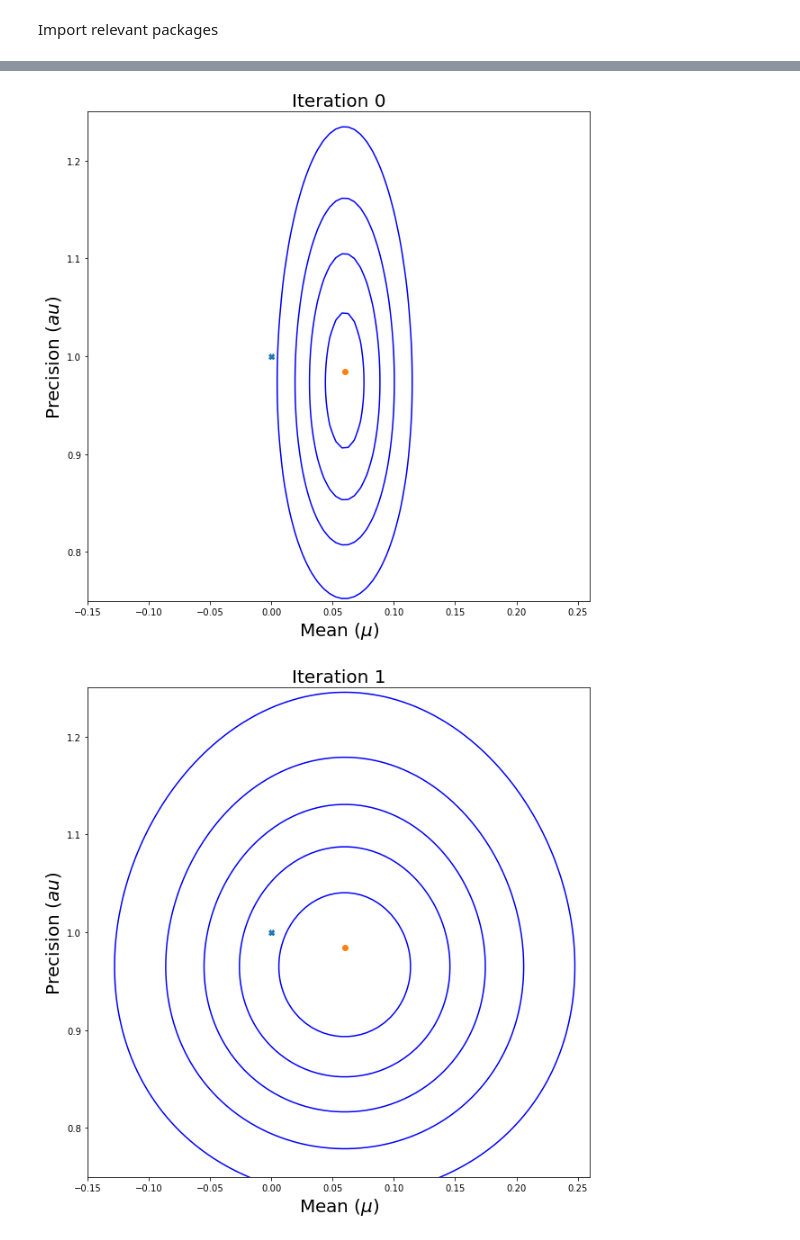
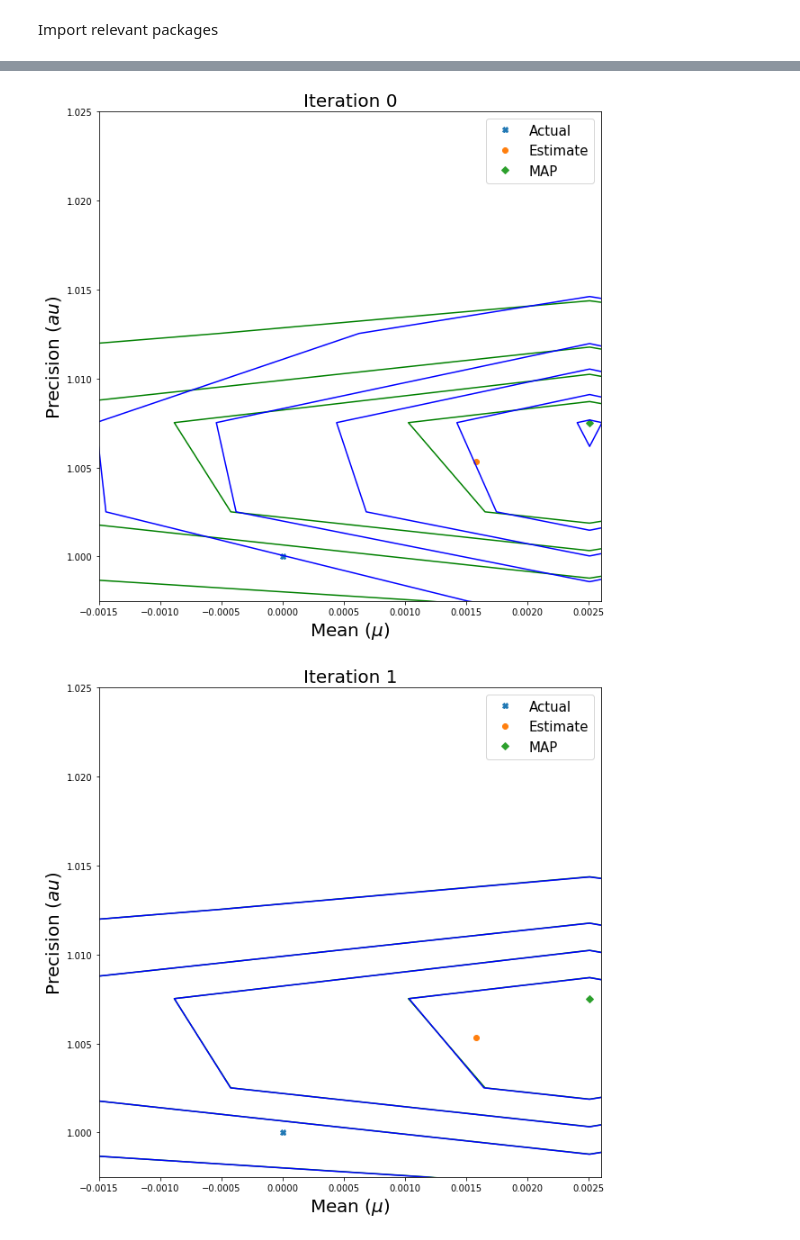
Before and after one commit to anderssonhannes/DD2434-Advanced-Machine-Learning, a Jupyter notebook: assignment_1A/task_1A_3/VI.ipynb, the cells around one changed output, grey strips where cells are left out. Cells and saved outputs as stored; diff of their text form; code cells hidden in the pictures.

```diff
--- a/assignment_1A/task_1A_3/VI.ipynb
+++ b/assignment_1A/task_1A_3/VI.ipynb
@@ -16,31 +16,24 @@ B_0 = 0.0 #20
 TOLERANCE = 1e-4
 # %%
 # Generate Interpolation Grid:
-mus = np.linspace(-1, 1, 400)
-taus = np.linspace(0, 2, 400)
+mus = np.linspace(MEAN-1, MEAN+1, 400)
+taus = np.linspace(PRECISION-1, PRECISION+1, 400)
 
 # Now we can compute the probabilities:
 Z_Prior = np.empty([len(mus), len(taus)])
 #  We can create pTau as this is independent of anything:
-if B_0 == 0:
-    pTau = gamma(a=A_0, loc=0, scale=B_0)
-else:
-    pTau = gamma(a=A_0, loc=0, scale=1/B_0)
+pTau = gamma(a=A_0, loc=0, scale=1/B_0)
 #  Since Mu depends on Tau, we will have to compute this in a loop
 for i_t, tau in enumerate(taus):
-    if LAMB_0 == 0:
-        pMu = norm(loc=MU_0, scale=LAMB_0)
-    else:
-        pMu = norm(loc=MU_0, scale=1/np.sqrt(LAMB_0 * tau))
-
+    pMu = norm(loc=MU_0, scale=1/np.sqrt(LAMB_0 * tau))
     Z_Prior[:, i_t] = pMu.pdf(mus) * pTau.pdf(tau)
 
 # Now Plot
 plt.figure(figsize=[10,10])
 plt.plot(MEAN, PRECISION, '+', label='Actual')
 plt.contour(*np.meshgrid(mus, taus), Z_Prior.T, levels=5, colors=['green'])
-plt.xlim([-0.15, 0.26])
-plt.ylim([-0.75, 1.25])
+# plt.xlim([MEAN-0.15, MEAN + 0.25])
+# plt.ylim([PRECISION-0.25, PRECISION+0.25])
 plt.xlabel('Mean ($\mu$)', fontsize=20)
 plt.ylabel('Precision ($\\tau$)', fontsize=20)
 # %% [output]
@@ -48,0 +42,4 @@ Text(0, 0.5, 'Precision ($\\tau$)')
+# %%
+# Let us generate the Data and visualise it.
+np.random.seed(0)
+X = np.random.normal(loc=MEAN, scale=np.sqrt(1/PRECISION), size=N)
@@ -52,40 +82,48 @@ E_tau = 10
 E_tau_prev = np.NaN  # Keep track of tau until it does not change much:
 iterations = 0
 
+# FInding the posterior in an iterative manner
 while np.isnan(E_tau_prev) or (np.abs(E_tau - E_tau_prev) > TOLERANCE):
-    # Step A.1
+    # Calculate
     mu_N = (LAMB_0 * MU_0 + N * X.mean())/(LAMB_0 + N)
     beta_N = (LAMB_0 + N) * E_tau
     # Step A.2
     E_mu = mu_N
     E_mu2 = beta_N ** -1  + E_mu ** 2
 
     # Step B.1
     a_N = A_0 + (N+1)/2
     b_N = B_0 + 0.5 * (np.square(X) - 2 * E_mu * X + E_mu2).sum() + 0.5 * LAMB_0 * (E_mu2 - 2 * E_mu * MU_0 + MU_0**2)
     # Step B.2
     E_tau_prev = E_tau
     E_tau = a_N/b_N
 
     # Now Compute
     #  We will use the same intepolation grid as before: also, since now neither Mu_N nor Beta_N depend on tau directly, we
     #  can compute all at one go:
     pTau = gamma(a=a_N, loc=0, scale=1/b_N)
     pMu = norm(loc=mu_N, scale=1/np.sqrt(beta_N))
     Z_IVI = np.outer(pMu.pdf(mus), pTau.pdf(taus))
 
+    # Find the maximum
+    Z_mu_I, Z_tau_I = np.unravel_index(np.argmax(Z_IVI), Z_IVI.shape)
+    Z_mu_I, Z_tau_I = mus[Z_mu_I], taus[Z_tau_I]
+
     # Now Plot
     plt.figure(figsize=[10,10])
     plt.plot(MEAN, PRECISION, 'X', label='Actual')
     plt.plot(X.mean(), 1/X.var(), 'o', label='Estimate')
+    plt.plot(Z_mu_I, Z_tau_I, 'D', label='MAP')
+    plt.contour(*np.meshgrid(mus, taus), Z_Exact.T, levels=5, colors=['green'])
     plt.contour(*np.meshgrid(mus, taus), Z_IVI.T, levels=5, colors=['blue'])
-    plt.xlim([-0.15, 0.26])
-    plt.ylim([0.75, 1.25])
+    plt.xlim([-0.0015, 0.0026])
+    plt.ylim([0.9975, 1.025])
     plt.title('Iteration {}'.format(iterations), fontsize=20)
     plt.xlabel('Mean ($\mu$)', fontsize=20)
-    _ = plt.ylabel('Precision ($\tau$)', fontsize=20)
+    plt.ylabel('Precision ($\tau$)', fontsize=20)
+    _ = plt.legend(fontsize=15)
 
     iterations += 1
 # %% [output]
-[figure, old version]
+[figure, new version]
-[figure, old version]
+[figure, new version]
```
Also changed, not shown: parts of 5 cells of this notebook, 1 other file.
